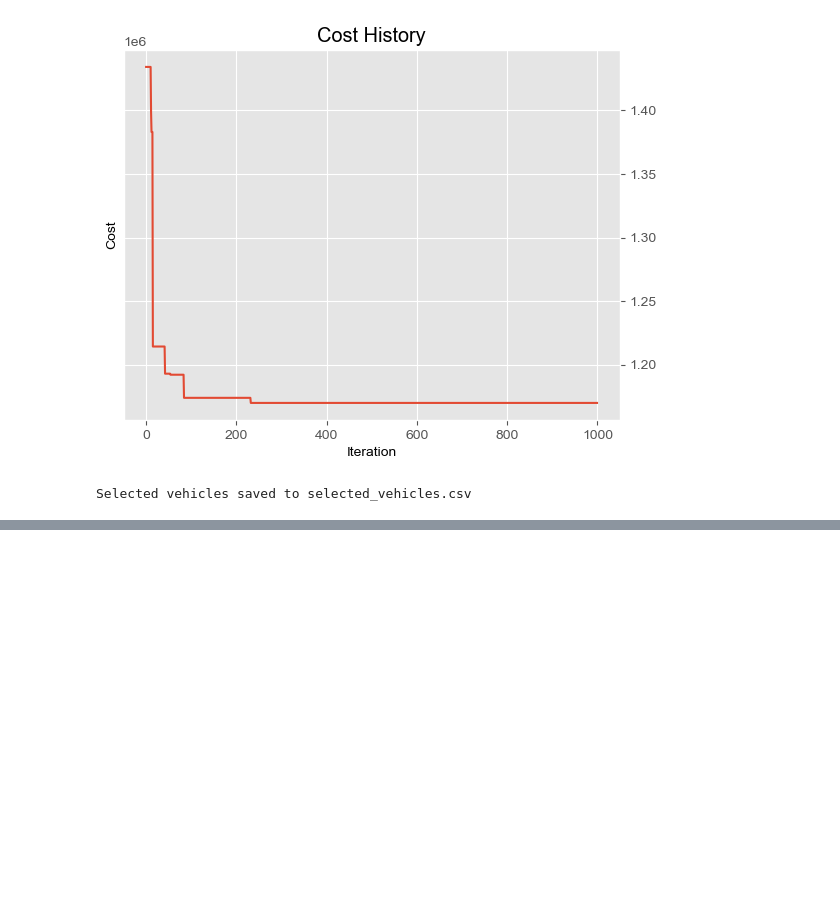
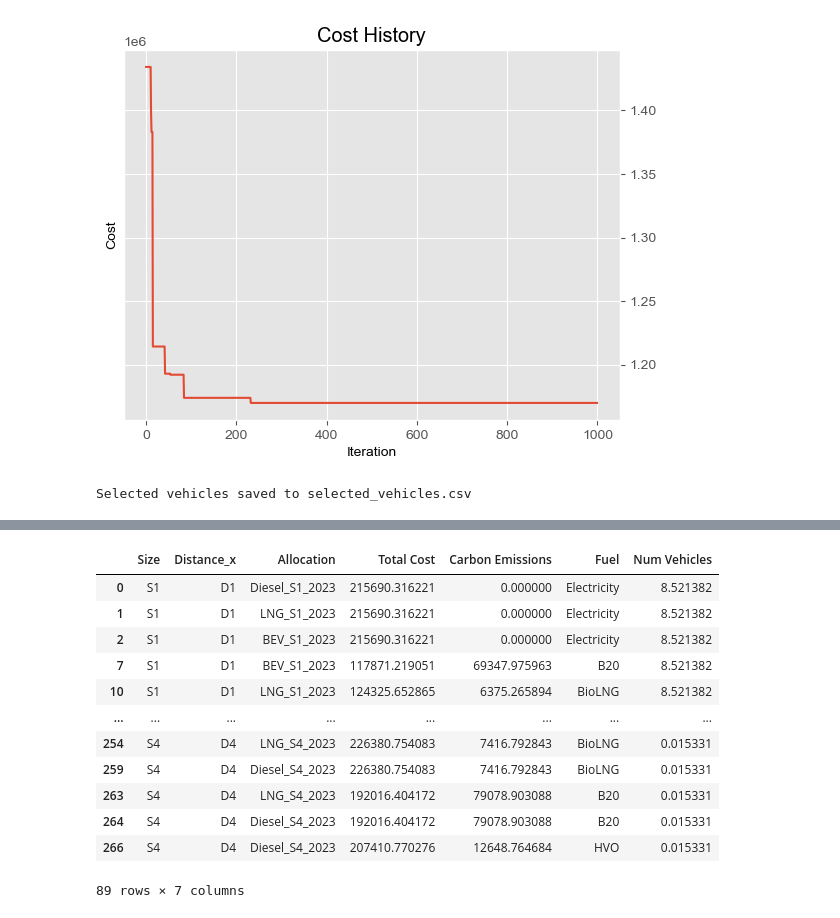
Before and after one commit to yashyaks/FleetStructureOptimization, a Jupyter notebook: pso2.ipynb, the cells around one changed output, grey strips where cells are left out. Cells and saved outputs as stored; diff of their text form; code cells hidden in the pictures; blank space fills up the shorter version.

```diff
--- a/pso2.ipynb
+++ b/pso2.ipynb
@@ -314,0 +872,6 @@ Selected vehicles saved to selected_vehicles.csv
+# %%
+pareto_df = pareto_df.drop_duplicates()
+
+# Save and print Pareto optimal solutions
+pareto_df.to_csv("pareto_optimal_solutions_pso.csv", index=False)
+print(pareto_df)
@@ -314,0 +896,18 @@ Selected vehicles saved to selected_vehicles.csv
+# %%
+pareto_df = pareto_df.drop_duplicates()
+# %%
+pareto_df
+# %% [output]
+|  | Size | Distance_x | Allocation | Total Cost | Carbon Emissions | Fuel | Num Vehicles |
+| 0 | S1 | D1 | Diesel_S1_2023 | 215690.316221 | 0.000000 | Electricity | 8.521382 |
+| 1 | S1 | D1 | LNG_S1_2023 | 215690.316221 | 0.000000 | Electricity | 8.521382 |
+| 2 | S1 | D1 | BEV_S1_2023 | 215690.316221 | 0.000000 | Electricity | 8.521382 |
+| 7 | S1 | D1 | BEV_S1_2023 | 117871.219051 | 69347.975963 | B20 | 8.521382 |
+| 10 | S1 | D1 | LNG_S1_2023 | 124325.652865 | 6375.265894 | BioLNG | 8.521382 |
+| ... | ... | ... | ... | ... | ... | ... | ... |
+| 254 | S4 | D4 | LNG_S4_2023 | 226380.754083 | 7416.792843 | BioLNG | 0.015331 |
+| 259 | S4 | D4 | Diesel_S4_2023 | 226380.754083 | 7416.792843 | BioLNG | 0.015331 |
+| 263 | S4 | D4 | LNG_S4_2023 | 192016.404172 | 79078.903088 | B20 | 0.015331 |
+| 264 | S4 | D4 | Diesel_S4_2023 | 192016.404172 | 79078.903088 | B20 | 0.015331 |
+| 266 | S4 | D4 | Diesel_S4_2023 | 207410.770276 | 12648.764684 | HVO | 0.015331 |
+89 rows × 7 columns
```
Also changed, not shown: parts of 15 cells of this notebook, 1 other file.
